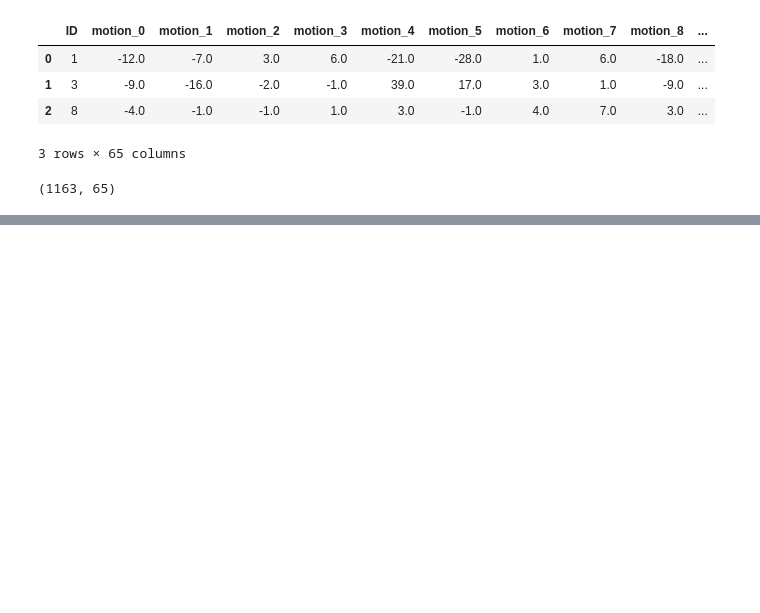
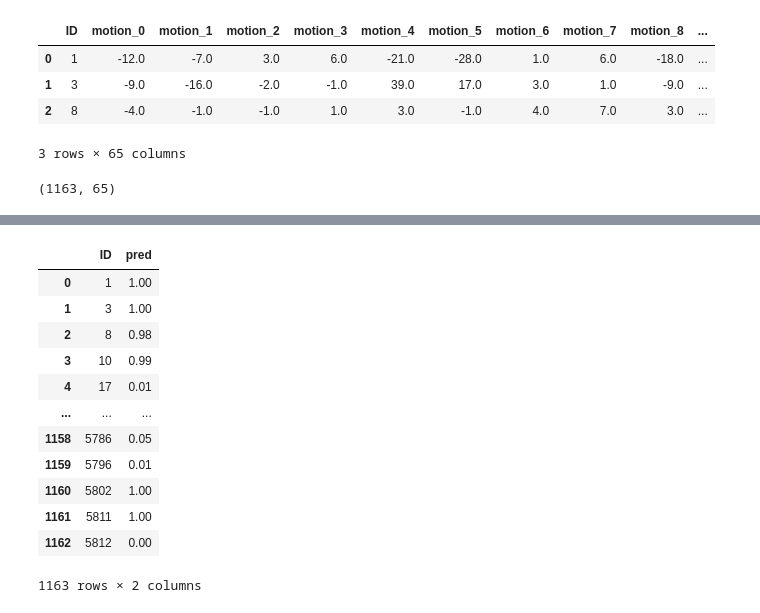
Before and after one commit to heyggun/bigdata_analysis_test, a Jupyter notebook: DataManim_모의3.ipynb, the cells around one changed output, grey strips where cells are left out. Cells and saved outputs as stored; diff of their text form; code cells hidden in the pictures; blank space fills up the shorter version.

```diff
--- a/DataManim_모의3.ipynb
+++ b/DataManim_모의3.ipynb
@@ -227,0 +191,3 @@ motion_63 100
+# %%
+X_train = x_train.drop(columns=['ID'])
+X_test = x_test.drop(columns=['ID'])
@@ -229,5 +197,6 @@ motion_63 100
 from sklearn.preprocessing import StandardScaler
 
 scaler = StandardScaler()
-trains = scaler.fit_transform(X_train)
-tests = scaler.transform(X_test)
+
+X_train_s = scaler.fit_transform(X_train)
+X_test_s = scaler.transform(X_test)
@@ -251,6 +206,6 @@ from sklearn.ensemble import RandomForestClassifier
 from sklearn.model_selection import train_test_split
 # %%
-X_train_m, X_test_m, y_train_m, y_test_m = train_test_split(trains, y_train['pose'],
+X_train_m, X_test_m, y_train_m, y_test_m = train_test_split(X_train_s, y_train['pose'],
                                                             test_size=0.3,
                                                             random_state=42)
 # %%
@@ -279,0 +235,20 @@ roc_auc_score(y_test_m, pred)
+# %%
+model.fit(X_train_s, y_train['pose'])
+prediction = model.predict_proba(X_test_s)[:,1]
+# %%
+result = pd.DataFrame({'ID': x_test['ID'], 'pred':prediction})
+result
+# %% [output]
+|  | ID | pred |
+| 0 | 1 | 1.00 |
+| 1 | 3 | 1.00 |
+| 2 | 8 | 0.98 |
+| 3 | 10 | 0.99 |
+| 4 | 17 | 0.01 |
+| ... | ... | ... |
+| 1158 | 5786 | 0.05 |
+| 1159 | 5796 | 0.01 |
+| 1160 | 5802 | 1.00 |
+| 1161 | 5811 | 1.00 |
+| 1162 | 5812 | 0.00 |
+1163 rows × 2 columns
```
Also changed, not shown: parts of 15 cells of this notebook.
